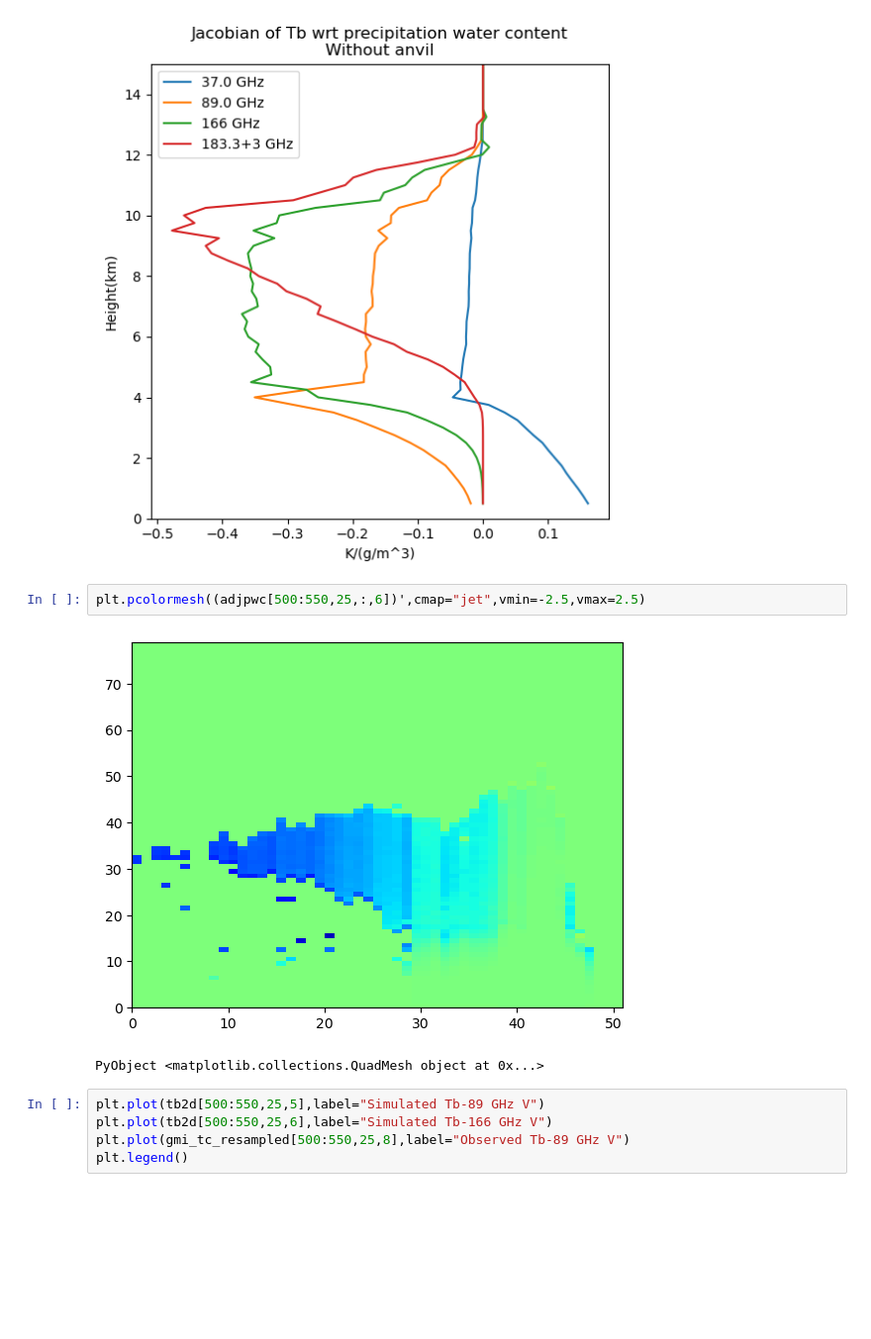
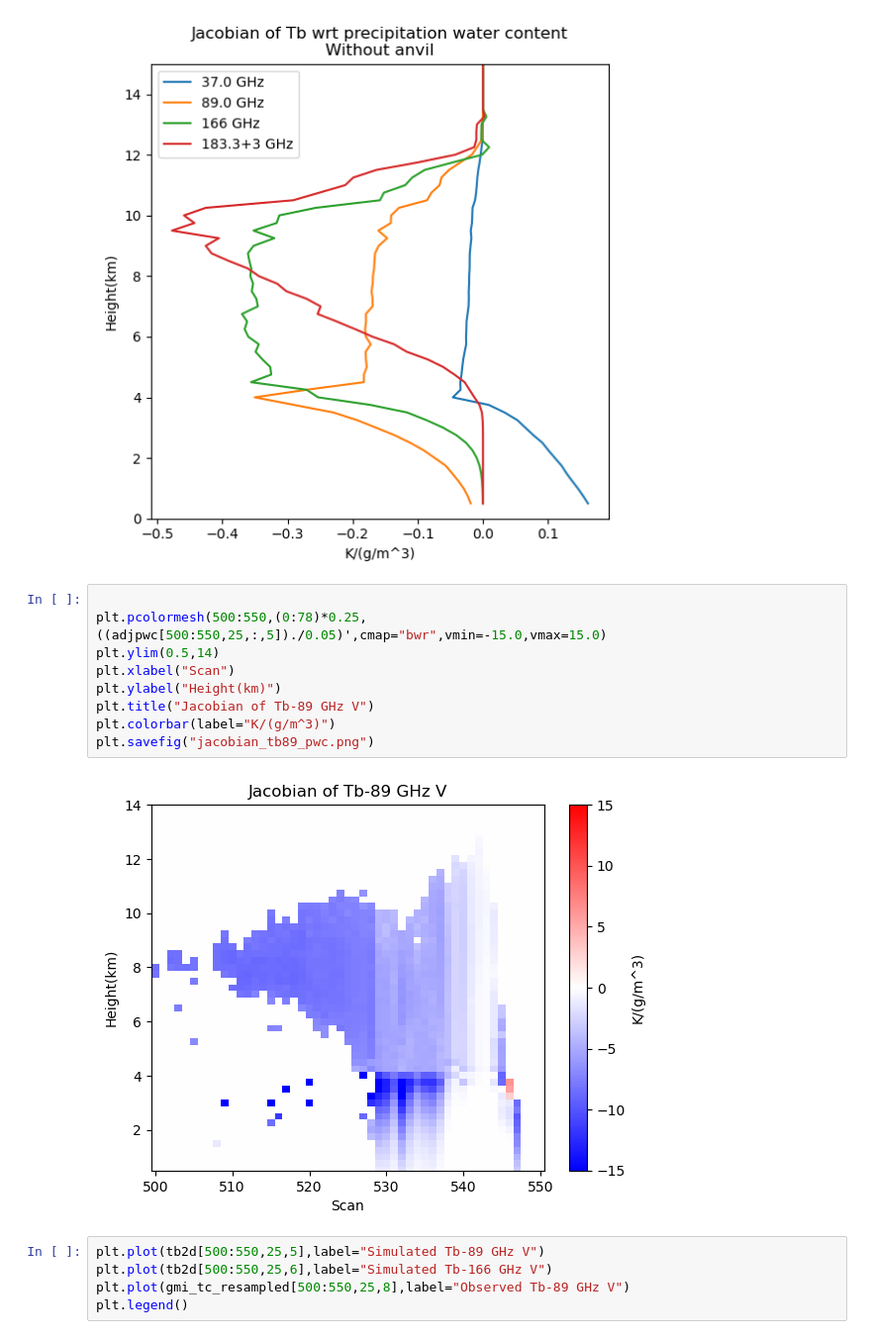
Before and after one commit to mgrecu35/juliaEddington, a Jupyter notebook: juliaSim.ipynb, the cells around one changed output. Shown at 99% size. Cells and saved outputs as stored; diff of their text form; blank space fills up the shorter version.

```diff
--- a/juliaSim.ipynb
+++ b/juliaSim.ipynb
@@ -367,11 +365,17 @@ print(size(adjpwc))
 (743, 49, 79, 7)
 [figure]
 [figure]
-# %%
-plt.pcolormesh((adjpwc[500:550,25,:,6])',cmap="jet",vmin=-2.5,vmax=2.5)
-# %% [output]
-[figure, removed]
-PyObject <matplotlib.collections.QuadMesh object at 0x...>
+# %%
+
+plt.pcolormesh(500:550,(0:78)*0.25,((adjpwc[500:550,25,:,5])./0.05)',cmap="bwr",vmin=-15.0,vmax=15.0)
+plt.ylim(0.5,14)
+plt.xlabel("Scan")
+plt.ylabel("Height(km)")
+plt.title("Jacobian of Tb-89 GHz V")
+plt.colorbar(label="K/(g/m^3)")
+plt.savefig("jacobian_tb89_pwc.png")
+# %% [output]
+[figure, added]
 # %%
 plt.plot(tb2d[500:550,25,5],label="Simulated Tb-89 GHz V")
 plt.plot(tb2d[500:550,25,6],label="Simulated Tb-166 GHz V")
```
Also changed, not shown: parts of 2 cells of this notebook, 1 other file.
